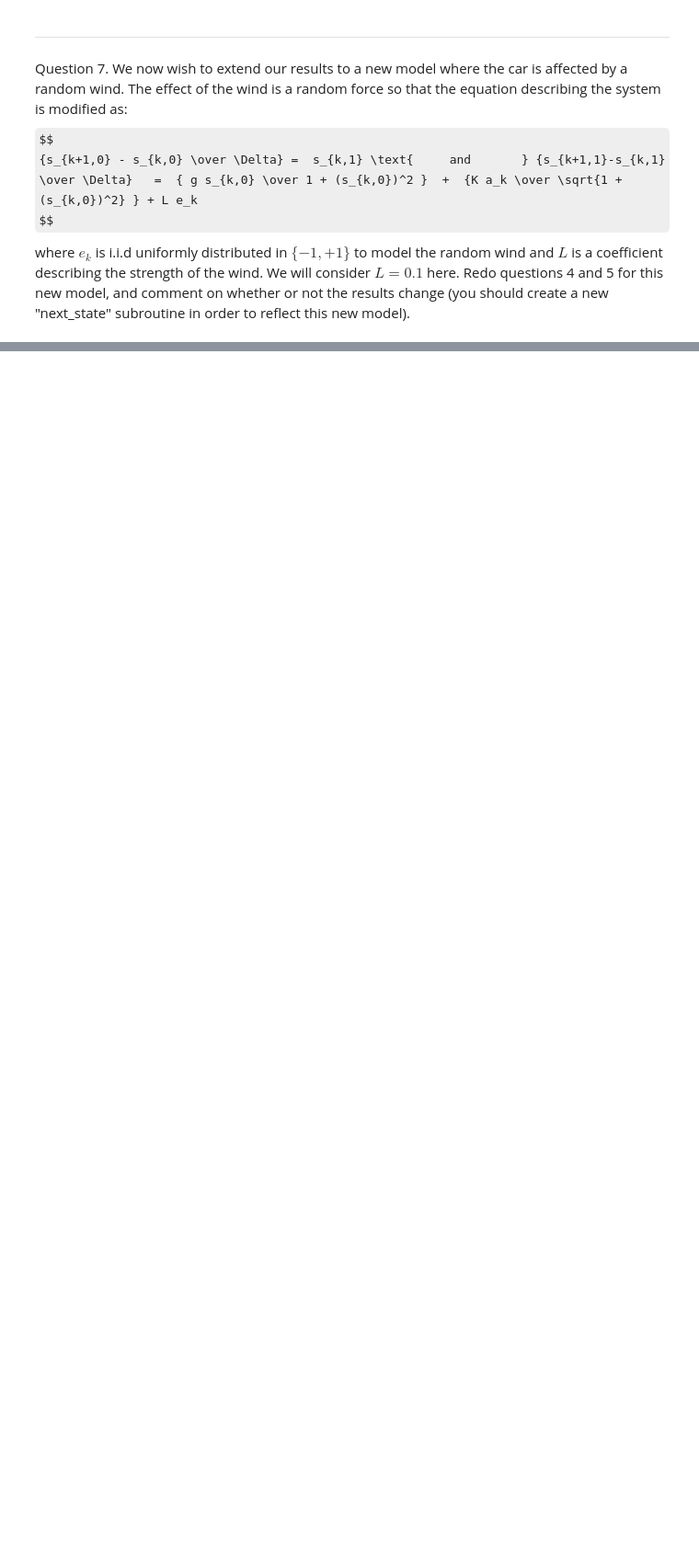
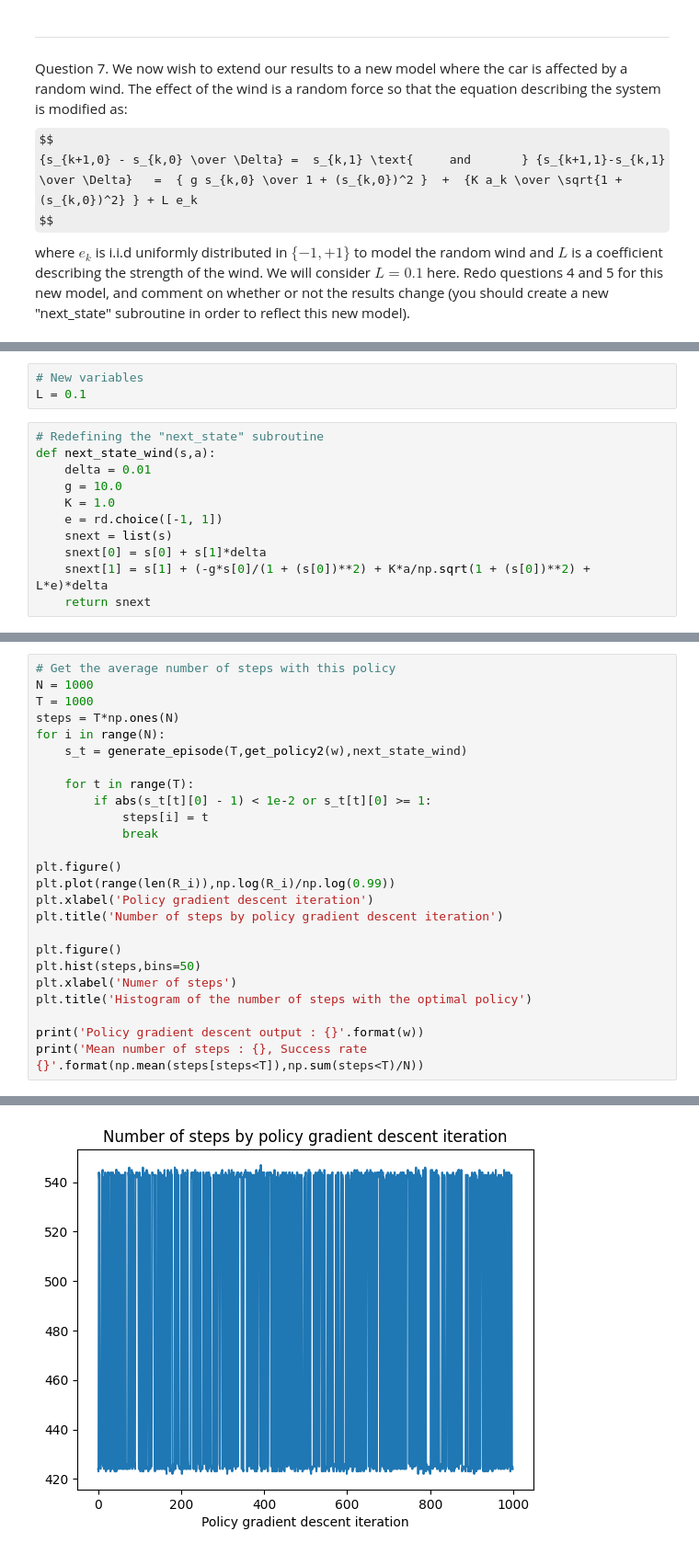
Before and after one commit to JustinJuhel/ExamRL, a Jupyter notebook: HOCQUETTE_JUHEL.ipynb, the cells around one changed output, grey strips where cells are left out. Shown: that part at 92% size. Cells and saved outputs as stored; diff of their text form; some formulas as TeX source; blank space fills up the shorter version.

```diff
--- a/HOCQUETTE_JUHEL.ipynb
+++ b/HOCQUETTE_JUHEL.ipynb
@@ -529,0 +535,14 @@ where $e_k$ is i.i.d uniformly distributed in $\{-1,+1\}$ to model the random wi
+# %%
+# New variables
+L = 0.1
+# %%
+# Redefining the "next_state" subroutine
+def next_state_wind(s,a):
+    delta = 0.01
+    g = 10.0
+    K = 1.0
+    e = rd.choice([-1, 1])
+    snext = list(s)
+    snext[0] = s[0] + s[1]*delta
+    snext[1] = s[1] + (-g*s[0]/(1 + (s[0])**2) + K*a/np.sqrt(1 + (s[0])**2) + L*e)*delta
+    return snext
@@ -529,0 +664,26 @@ where $e_k$ is i.i.d uniformly distributed in $\{-1,+1\}$ to model the random wi
+# %%
+# Get the average number of steps with this policy
+N = 1000
+T = 1000
+steps = T*np.ones(N)
+for i in range(N):
+    s_t = generate_episode(T,get_policy2(w),next_state_wind)
+
+    for t in range(T):
+        if abs(s_t[t][0] - 1) < 1e-2 or s_t[t][0] >= 1:
+            steps[i] = t
+            break
+
+plt.figure()
+plt.plot(range(len(R_i)),np.log(R_i)/np.log(0.99))
+plt.xlabel('Policy gradient descent iteration')
+plt.title('Number of steps by policy gradient descent iteration')
+
+plt.figure()
+plt.hist(steps,bins=50)
+plt.xlabel('Numer of steps')
+plt.title('Histogram of the number of steps with the optimal policy')
+
+print('Policy gradient descent output : {}'.format(w))
+print('Mean number of steps : {}, Success rate {}'.format(np.mean(steps[steps<T]),np.sum(steps<T)/N))
+# %% [output]
@@ -529,0 +692 @@ where $e_k$ is i.i.d uniformly distributed in $\{-1,+1\}$ to model the random wi
+[figure, added]
```
Also changed, not shown: parts of 19 cells of this notebook, 2 other files.
